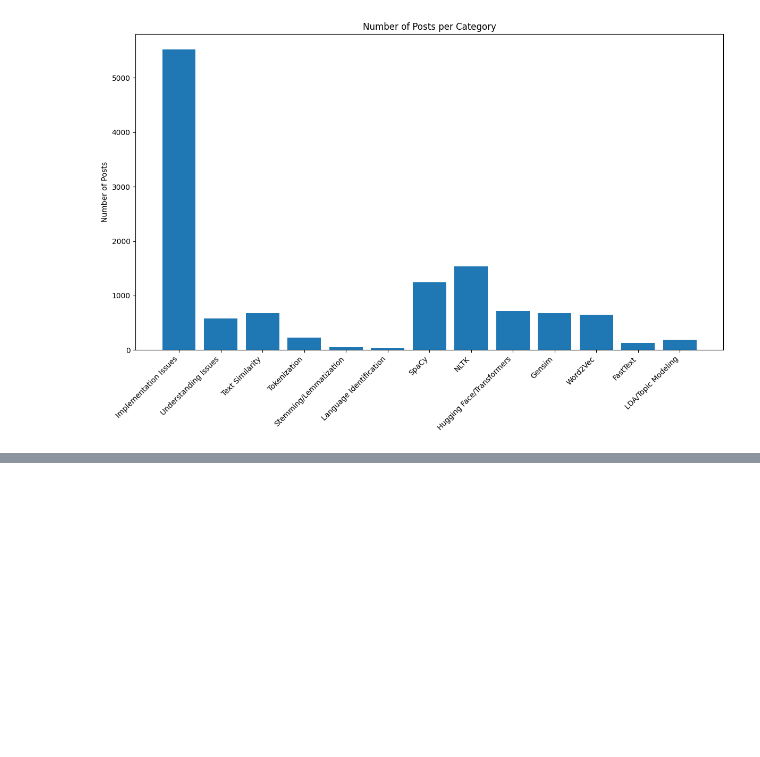
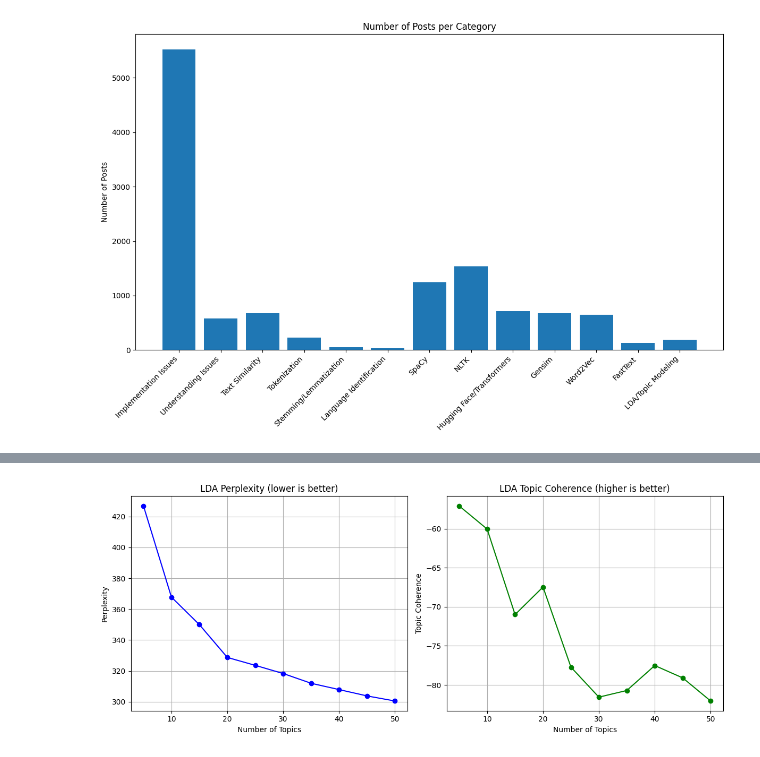
Before and after one commit to kshitijdesai99/NLP_Assignment_2, a Jupyter notebook: Assignment_2.ipynb, the cells around one changed output, grey strips where cells are left out. Saved outputs shown, nothing was run; the diff lists cells and outputs as text; code cells hidden in the pictures; blank space fills up the shorter version.

```diff
--- a/Assignment_2.ipynb
+++ b/Assignment_2.ipynb
@@ -217,4 +237,7 @@ plt.show()
 # %%
+# Extract year from creation_date
+df['year'] = pd.to_datetime(df['creation_date']).dt.year
+
 yearly_views = df.groupby('year')['view_count'].agg(['sum', 'mean', 'count'])
 yearly_views = yearly_views.sort_index()
 
@@ -392,0 +431,21 @@ LDA/Topic Modeling: 189 posts
+# %%
+# 1. We use TF-IDF Vectorizer for K-means because it is more suitable for clustering tasks where the frequency of terms matters.
+tfidf_vectorizer = TfidfVectorizer(
+    max_features=1000,
+    min_df=5,
+    max_df=0.5,
+    ngram_range=(1, 2)
+)
+
+tfidf_matrix = tfidf_vectorizer.fit_transform(df_sample['processed_text'])
+print(f"TF-IDF matrix shape: {tfidf_matrix.shape}")
+
+# 2. We use Count Vectorizer for LDA because LDA is a generative model that assumes a bag-of-words representation of the documents.
+count_vectorizer = CountVectorizer(
+    max_features=1000,
+    min_df=5,
+    max_df=0.5,
+    ngram_range=(1, 2)
+)
+count_matrix = count_vectorizer.fit_transform(df_sample['processed_text'])
+print(f"Count matrix shape: {count_matrix.shape}")
@@ -392,0 +561,22 @@ LDA/Topic Modeling: 189 posts
+# %%
+# Plot LDA evaluation metrics
+plt.figure(figsize=(12, 5))
+
+plt.subplot(1, 2, 1)
+plt.plot([k for k in n_topics_range], [lda_results[k]['perplexity'] for k in n_topics_range], 'o-', color='blue')
+plt.xlabel('Number of Topics')
+plt.ylabel('Perplexity')
+plt.title('LDA Perplexity (lower is better)')
+plt.grid(True)
+
+plt.subplot(1, 2, 2)
+plt.plot([k for k in n_topics_range], [lda_results[k]['coherence'] for k in n_topics_range], 'o-', color='green')
+plt.xlabel('Number of Topics')
+plt.ylabel('Topic Coherence')
+plt.title('LDA Topic Coherence (higher is better)')
+plt.grid(True)
+
+plt.tight_layout()
+plt.show()
+# %% [output]
+[figure, added]
```
Also changed, not shown: parts of 28 cells of this notebook.
